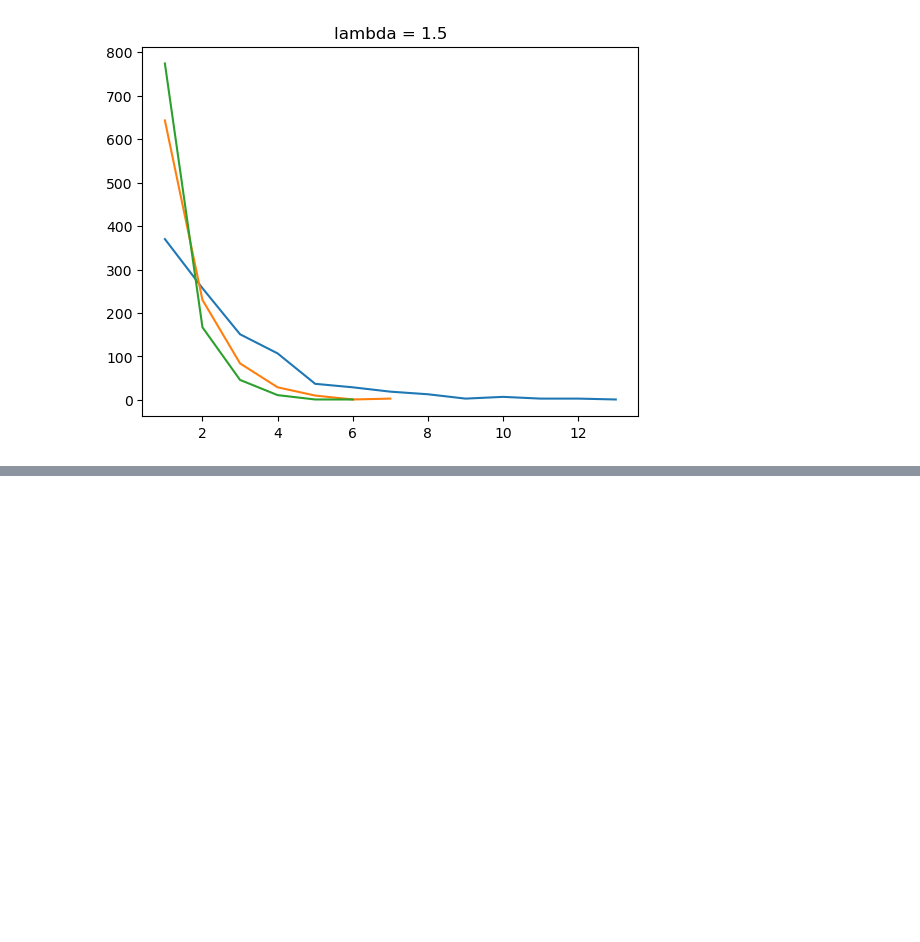
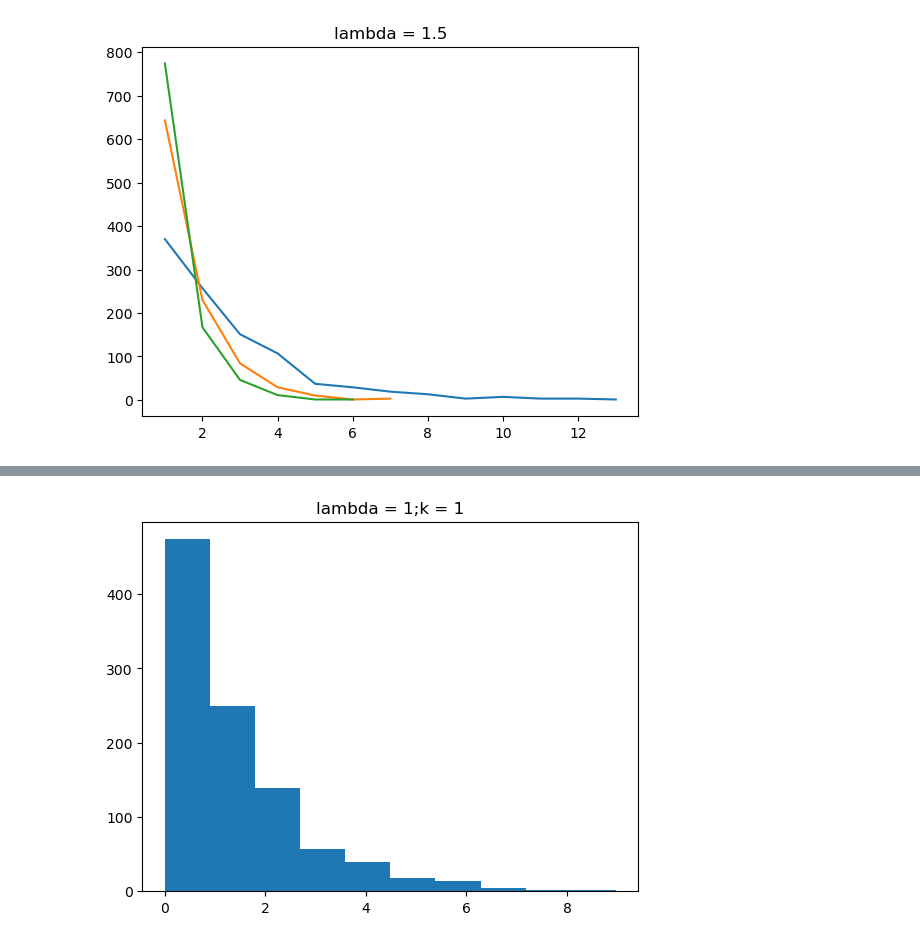
Before and after one commit to kellychin79/random_variate_generation, a Jupyter notebook: random_variate_generation.ipynb, the cells around one changed output, grey strips where cells are left out. Cells and saved outputs as stored; diff of their text form; code cells hidden in the pictures; blank space fills up the shorter version.

```diff
--- a/random_variate_generation.ipynb
+++ b/random_variate_generation.ipynb
@@ -611,0 +681,8 @@ d = draw_exponential_rv(l=exponential_lambda, x=exponential_size)
+# %%
+weibull_lambda = 1
+weibull_k = 1
+weibull_size = 1000
+
+weibull_rv_outputs = draw_weibull_rv(l=weibull_lambda, x=weibull_size, k=weibull_k)
+# %% [output]
+[figure, added]
```
Also changed, not shown: parts of 23 cells of this notebook, 1 other file.
